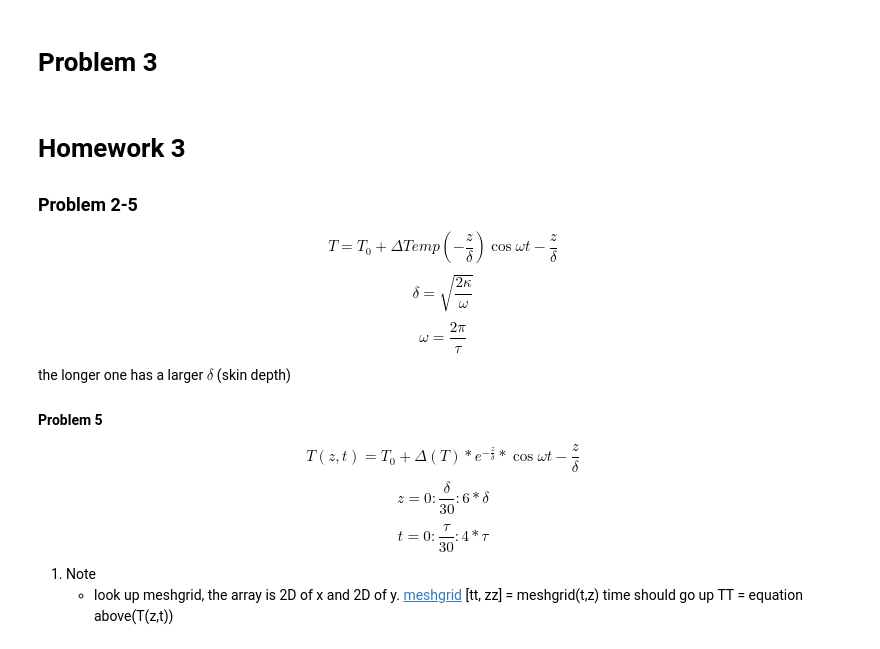
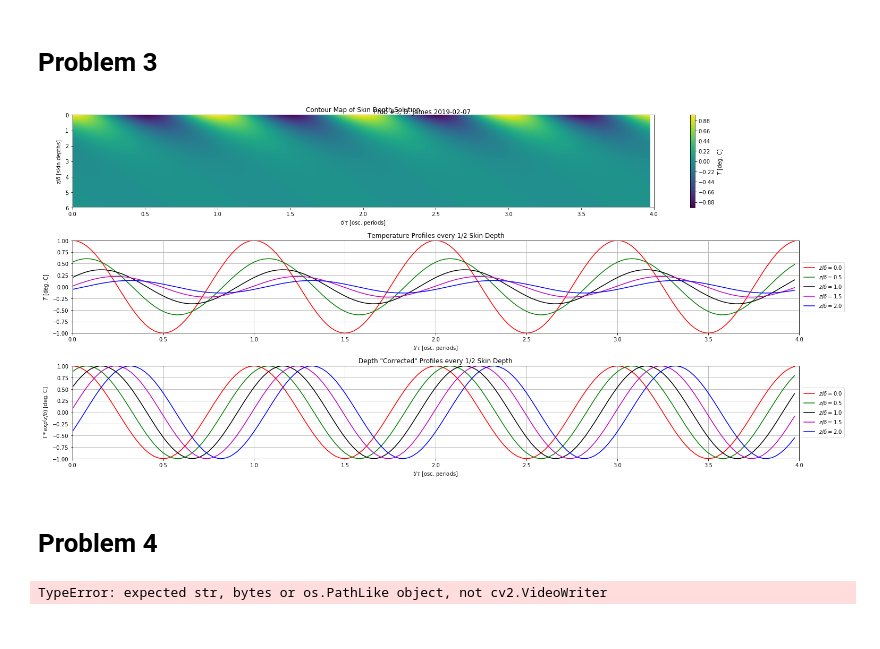
Before and after one commit to DJ-2805/temperature-recorder, a Jupyter notebook: homework/hw3/hw3.ipynb, the cells around one changed output. Saved outputs shown, nothing was run; the diff lists cells and outputs as text; code cells hidden in the pictures.

Commit message:
finished up to 4; video config needed

```diff
--- a/homework/hw3/hw3.ipynb
+++ b/homework/hw3/hw3.ipynb
@@ -208,22 +210,53 @@ Text(0.5, 1.0, 'Prob #2; D. James 2019-02-06')
 [figure]
 # %% [markdown]
 # Problem 3
-# %% [markdown]
-# Homework 3
-### Problem 2-5
-
-$$ T = T_0 + \Delta Temp(-\frac{z}{\delta}) \cos{\omega t - \frac{z}{\delta}} $$
-$$ \delta = \sqrt{\frac{2 \kappa}{\omega}} $$
-$$ \omega = \frac{2 \pi}{\tau} $$
-
-the longer one has a larger $\delta$ (skin depth)
-
-#### Problem 5
-$$ T(z,t) = T_0 + \Delta(T)*e^{-\frac{z}{\delta}}*\cos{\omega t - \frac{z}{\delta}} $$
-$$ z = 0:\frac{\delta}{30}:6*\delta $$
-$$ t = 0:\frac{\tau}{30}:4*\tau $$
-1. Note
-    - look up meshgrid, the array is 2D of x and 2D of y.
-    [meshgrid](https://docs.scipy.org/doc/numpy-1.15.0/reference/generated/numpy.meshgrid.html)
-    [tt, zz] = meshgrid(t,z) time should go up
-    TT = equation above(T(z,t))
+# %%
+t = np.arange(0,4*tau,tau/40)
+z = np.arange(0,6*delta,delta/20)
+tt,zz = np.meshgrid(t,z)
+tEval = T(tt,zz)
+# %%
+fig5, ((ax1),(ax2),(ax3)) = plt.subplots(3,1,figsize=(20,10))
+colors = ['r','g','k','m','b']
+
+sub1 = ax1.contourf(tt/tau,zz/delta,tEval,101)
+cb = fig5.colorbar(sub1,ax=ax1)
+ax1.axis([0,4,6,0])
+ax1.set_title('Contour Map of Skin Depth Solution')
+ax1.set_xlabel(r'$t/\tau$ [osc. periods]')
+ax1.set_ylabel(r'$z/\delta$ [skin depths]')
+cb.set_label(r'$T$ [deg. C]')
+
+# step size of 10 for delta was divided by 20 above
+# to get a z/delta at .5 markers
+for i in range(0,50,10):
+    ax2.plot(t/tau,tEval[i,:],colors[int(i/10)], label=r'$z/\delta=$'+str(z[i]/delta))
+
+ax2.axis([0,4,-1,1])
+ax2.set_title('Temperature Profiles every 1/2 Skin Depth')
+ax2.set_xlabel(r'$t/\tau$ [osc. periods]')
+ax2.set_ylabel(r'$T$ [deg. C]')
+ax2.grid(True)
+box = ax2.get_position()
+ax2.set_position([box.x0,box.y0,box.width*.8,box.height])
+ax2.legend(loc='center left', bbox_to_anchor=(1,0.5))
+
+for i in range(0,50,10):
+    correction = np.exp(z[i]/delta)
+    ax3.plot(t/tau,tEval[i,:]*correction,colors[int(i/10)], label=r'$z/\delta=$'+str(z[i]/delta))
+
+ax3.axis([0,4,-1,1])
+ax3.set_title('Depth \"Corrected\" Profiles every 1/2 Skin Depth')
+ax3.set_xlabel(r'$t/\tau$ [osc. periods]')
+ax3.set_ylabel(r'$T*exp^(z/\delta)$ [deg. C]')
+ax3.grid(True)
+box = ax3.get_position()
+ax3.set_position([box.x0,box.y0,box.width*.8,box.height])
+ax3.legend(loc='center left', bbox_to_anchor=(1,0.5))
+
+fig5.suptitle('Prob #3; D. James ' + now)
+plt.tight_layout()
+# %% [output]
+[figure, added]
+# %% [markdown]
+# Problem 4
@@ -229,0 +271,6 @@ $$ t = 0:\frac{\tau}{30}:4*\tau $$
+# %%
+fourcc = cv2.VideoWriter_fourcc(*'XVID')
+video_writer = cv2.VideoWriter("output.avi", fourcc, 25, (640, 480))
+open(video_writer)
+# %% [output]
+TypeError: expected str, bytes or os.PathLike object, not cv2.VideoWriter
```
Also changed, not shown: parts of 6 cells of this notebook, 1 other file.
